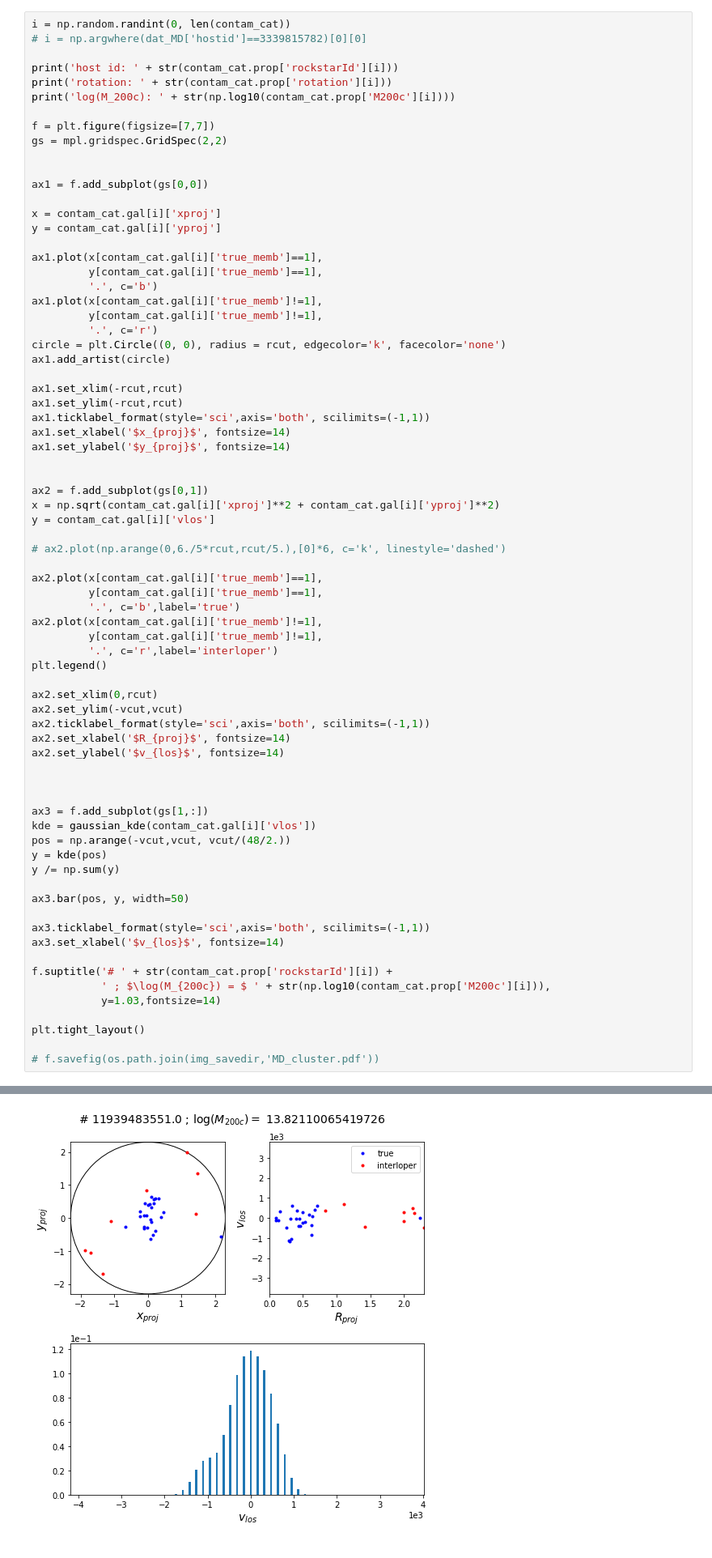
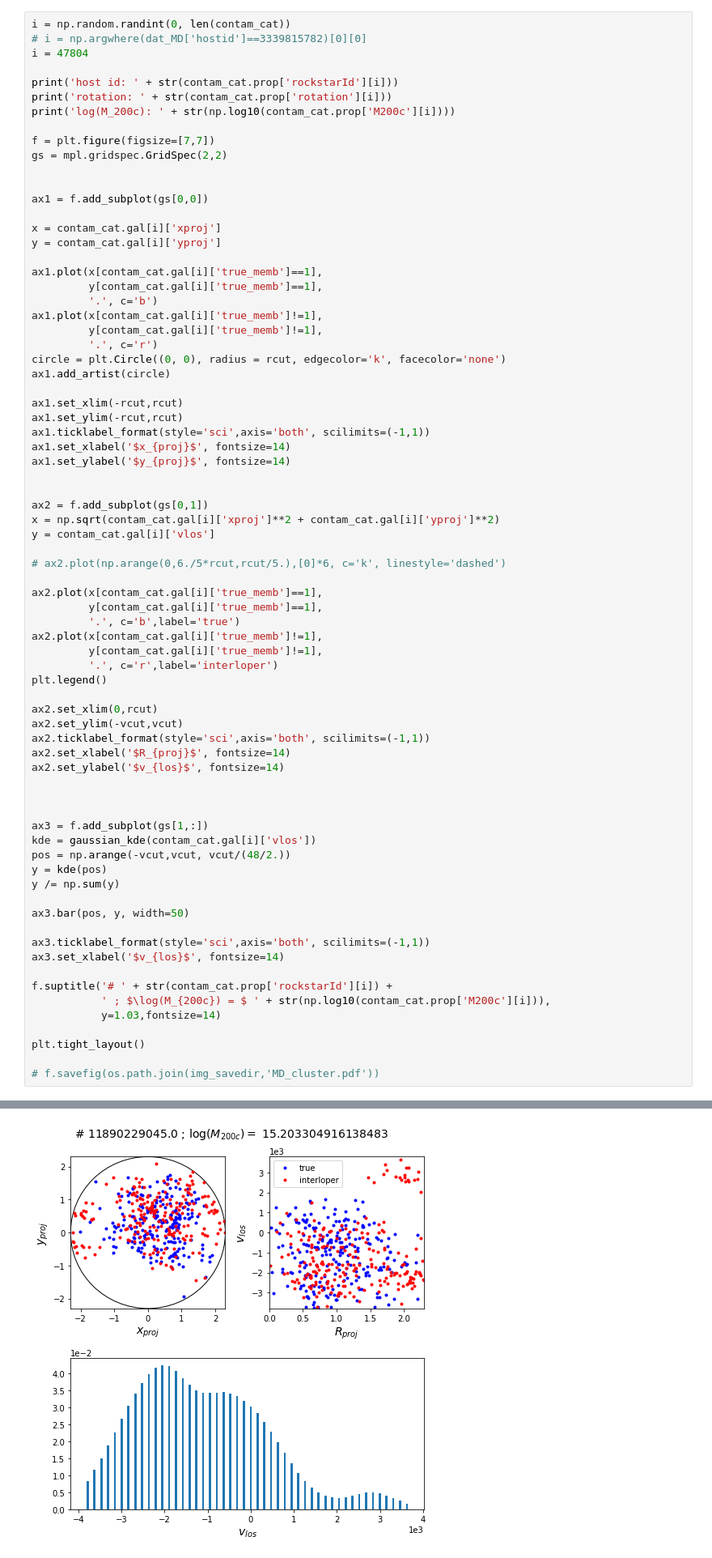
Before and after one commit to McWilliamsCenter/halo_cnn, a Jupyter notebook: notebooks/catalog.ipynb, the cells around one changed output, grey strips where cells are left out. Shown at 81% size. Saved outputs shown, nothing was run; the diff lists cells and outputs as text.

```diff
--- a/notebooks/catalog.ipynb
+++ b/notebooks/catalog.ipynb
@@ -611,6 +674,7 @@ vcut = contam_cat.par['vcut'] #km/s
 # %%
 i = np.random.randint(0, len(contam_cat))
 # i = np.argwhere(dat_MD['hostid']==3339815782)[0][0]
+i = 47804
 
 print('host id: ' + str(contam_cat.prop['rockstarId'][i]))
 print('rotation: ' + str(contam_cat.prop['rotation'][i]))
@@ -688,4 +752,4 @@ log(M_200c): 13.82110065419726
-[figure, old version]
+[figure, new version]
 # %% [markdown]
 # Folds
 # %%
```
Also changed, not shown: parts of 30 cells of this notebook, 28 other files.
